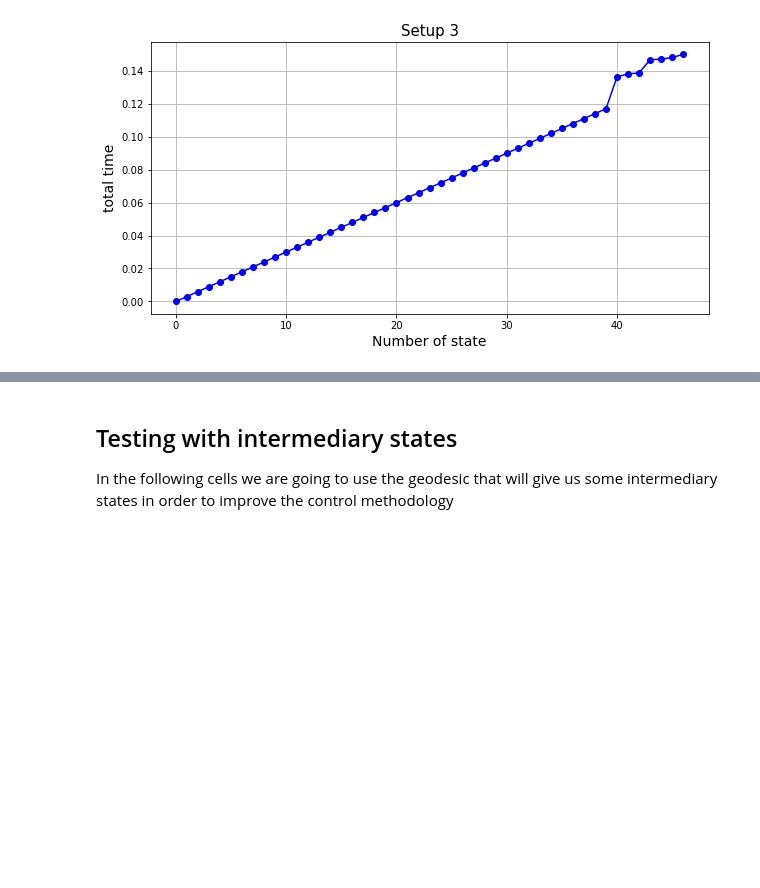
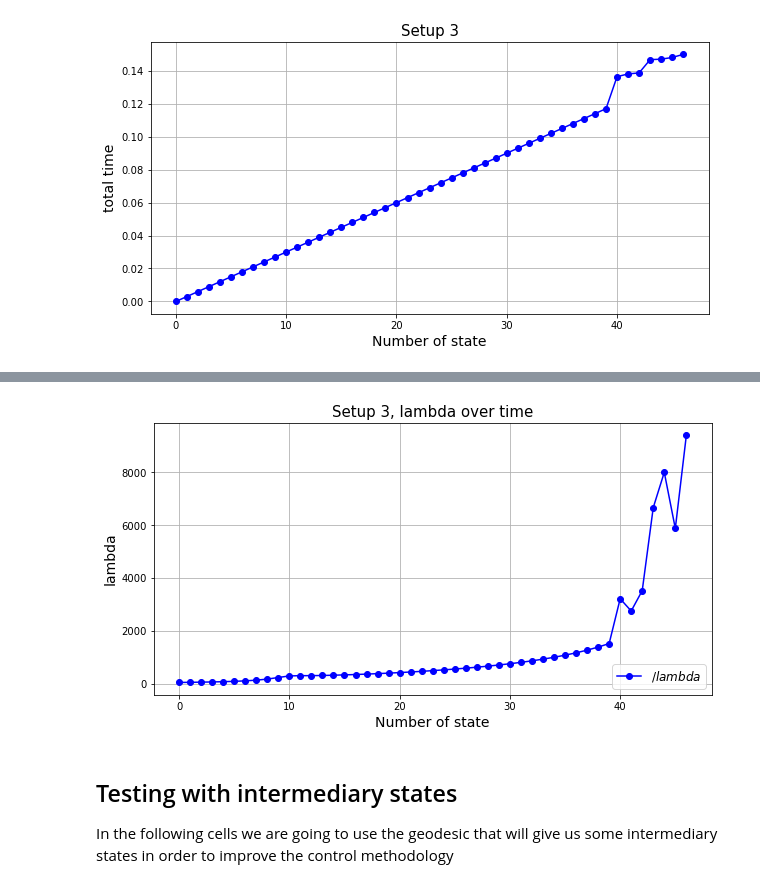
Before and after one commit to murogrande/Qcontrol_Geometry-of-density-matrices, a Jupyter notebook: plots fidelity-towards-intermediary.ipynb, the cells around one changed output, grey strips where cells are left out. Drawn from its saved outputs; the diff is of its cells as text; code cells hidden in the pictures; blank space fills up the shorter version.

```diff
--- a/plots fidelity-towards-intermediary.ipynb
+++ b/plots fidelity-towards-intermediary.ipynb
@@ -499,3 +529,32 @@ plt.show()
+# %%
+list_lambda =  vec_lambda+list_lambda_time
+# create a figure and axes
+fig, ax = plt.subplots()
+
+# plot the data
+ax.plot(xaxis, list_lambda, '-o', color='blue',label="$/lambda$")
+
+
+
+#####################
+
+# data without intermediary states
+#xaxis1 = [i for i in range(len(finalestados))]
+#ax.plot(xaxis1, listfidelities, '-*', color='green',label="Conti")
+#########################
+
+# add labels and title
+ax.set_xlabel('Number of state',fontsize=14)
+ax.set_ylabel('lambda',fontsize=14)
+ax.set_title('Setup 3, lambda over time',fontsize=15)
+plt.grid()
+fig = plt.gcf()
+fig.set_size_inches(10, 5)
+plt.legend(fontsize=12,loc='lower right')
+# show the plot
+plt.show()
+# %% [output]
+[figure, added]
 # %% [markdown]
 ## Testing with intermediary states
 
```
Also changed, not shown: parts of 12 cells of this notebook, 1 other file.
